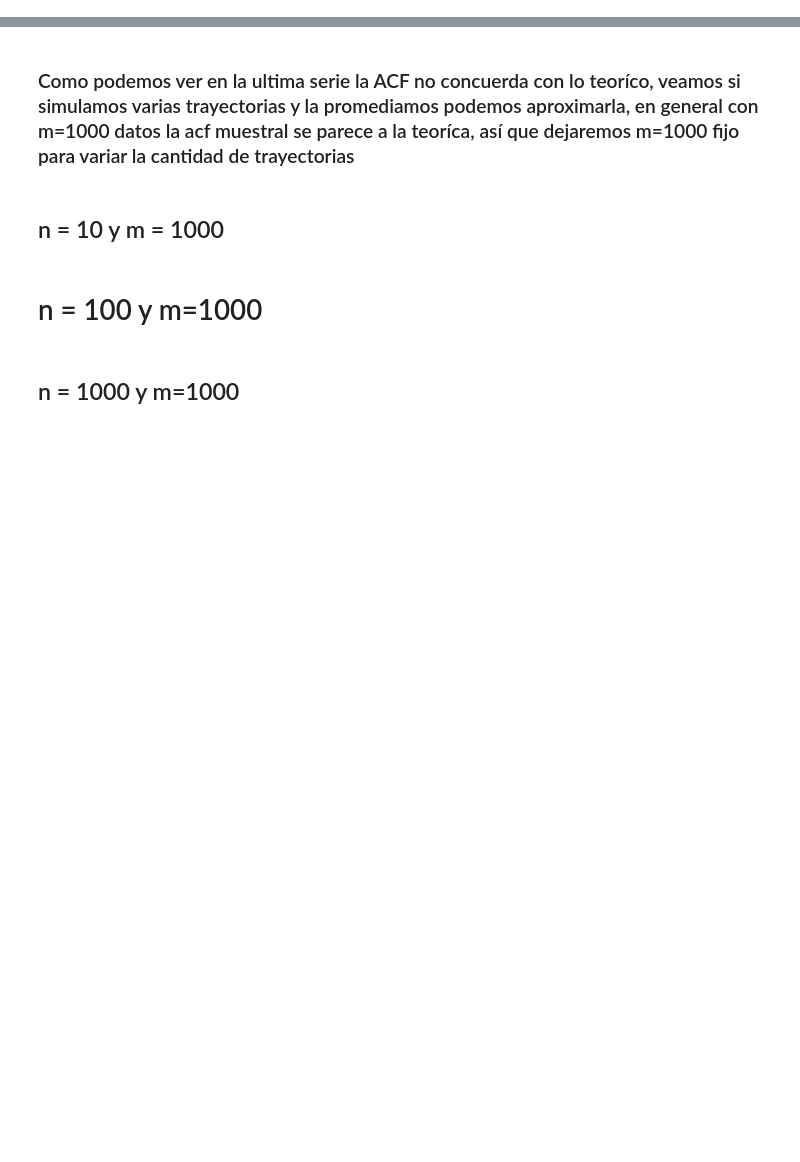
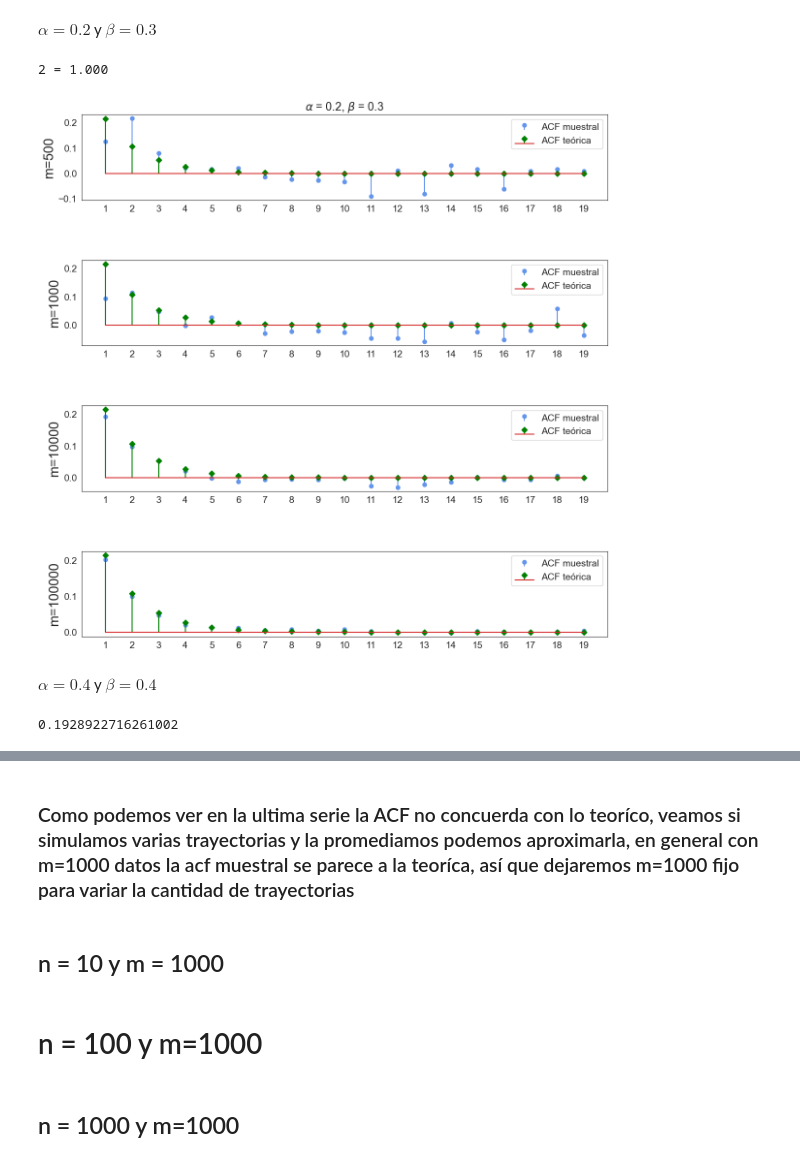
Before and after one commit to Diego-Astaburuaga/Modelos-GARCH, a Jupyter notebook: Códigos de prueba/ACF mas orden.ipynb, the cells around one changed output, grey strips where cells are left out. Drawn from its saved outputs; the diff is of its cells as text; code cells hidden in the pictures; blank space fills up the shorter version.

```diff
--- a/Códigos de prueba/ACF mas orden.ipynb
+++ b/Códigos de prueba/ACF mas orden.ipynb
@@ -196,0 +75,14 @@ for ax in axes:
+# %%
+time_dif = []
+for j in range(100):
+    start_time1 = time.time()
+    sim_data = sim_mod.simulate(param, 100000)
+    end_time1 = time.time()
+    elapsed_time1 = end_time1 - start_time1
+
+    start_time2 = time.time()
+    for i in range(100):
+        sim_data = sim_mod.simulate(param, 1000)
+    end_time2 = time.time()
+    elapsed_time2 = end_time2 - start_time2
+    time_dif.append(elapsed_time2/elapsed_time1)
@@ -196,0 +97,2 @@ for ax in axes:
+# %% [markdown]
+$\alpha = 0.2$ y $\beta = 0.3$
@@ -196,0 +108,35 @@ for ax in axes:
+# %%
+print("2 ="+" "+a[1])
+# %% [output]
+2 = 1.000
+# %%
+acf_m = []
+acf_t = []
+acf11 = []
+acf11t = []
+m=[500,1000,10000,100000]
+for i in range(len(m)):
+    acfm,acft = sim_garch(n,m[i],alpha,beta,omega)
+    acf11.append(acfm)
+    acf11t.append(acft)
+    acf_m.append(acfm)
+    acf_t.append(acft)
+# %%
+fig, axes = plt.subplots(4,1, figsize=(14, 14))
+axes = axes.flatten()
+plt.subplots_adjust(hspace=0.7)
+i=0
+for ax in axes:
+    ax.stem(acf_m[i],linefmt = 'cornflowerblue',basefmt=' ',  label = "ACF muestral")
+    ax.stem(acf_t[i],linefmt = 'green',  label='ACF teórica', markerfmt = 'D')
+    if i==0:
+        ax.set_title(fr'$\alpha$ = {alpha}, $\beta$ = {beta}')
+    ax.set_xticks(range(0, 19))
+    ax.set_xticklabels(x)
+    ax.legend()
+    ax.set_ylabel(fr'm={m[i]}', fontsize=20)
+    i=i+1
+# %% [output]
+[figure, added]
+# %% [markdown]
+$\alpha = 0.4$ y $\beta = 0.4$
@@ -196,0 +164,4 @@ for ax in axes:
+# %%
+np.linalg.norm(acfm-acft)
+# %% [output]
+0.1928922716261002
```
Also changed, not shown: parts of 83 cells of this notebook, 2 other files.
